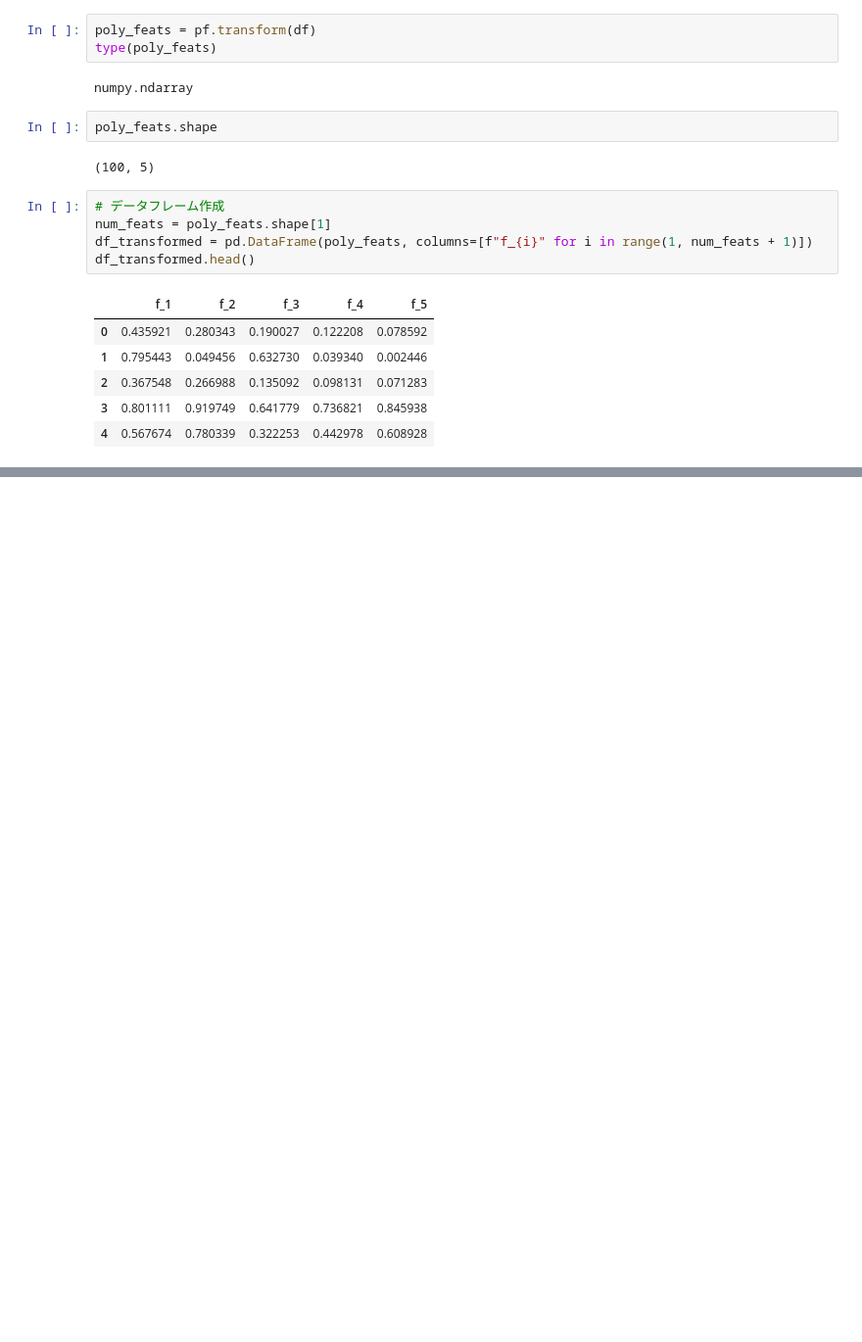
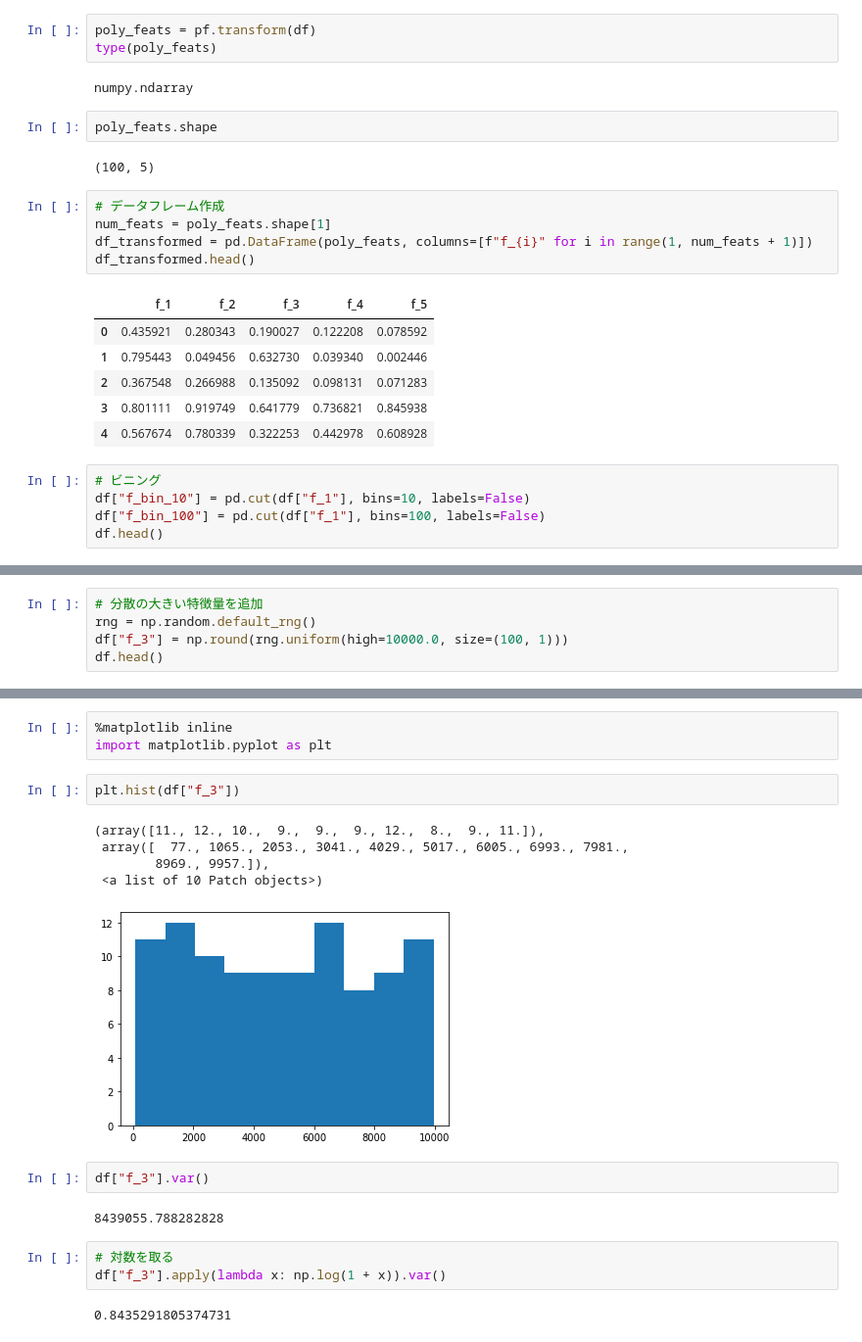
Before and after one commit to YasudaKaito/aaamlp_transcription, a Jupyter notebook: project/notebooks/chapter6.ipynb, the cells around one changed output, grey strips where cells are left out. Shown at 98% size. Saved outputs shown, nothing was run; the diff lists cells and outputs as text; blank space fills up the shorter version.

```diff
--- a/project/notebooks/chapter6.ipynb
+++ b/project/notebooks/chapter6.ipynb
@@ -156,3 +156,8 @@ df_transformed.head()
 | 2 | 0.367548 | 0.266988 | 0.135092 | 0.098131 | 0.071283 |
 | 3 | 0.801111 | 0.919749 | 0.641779 | 0.736821 | 0.845938 |
 | 4 | 0.567674 | 0.780339 | 0.322253 | 0.442978 | 0.608928 |
+# %%
+# ビニング
+df["f_bin_10"] = pd.cut(df["f_1"], bins=10, labels=False)
+df["f_bin_100"] = pd.cut(df["f_1"], bins=100, labels=False)
+df.head()
@@ -158,0 +171,5 @@ df_transformed.head()
+# %%
+# 分散の大きい特徴量を追加
+rng = np.random.default_rng()
+df["f_3"] = np.round(rng.uniform(high=10000.0, size=(100, 1)))
+df.head()
@@ -158,0 +183,20 @@ df_transformed.head()
+# %%
+%matplotlib inline
+import matplotlib.pyplot as plt
+# %%
+plt.hist(df["f_3"])
+# %% [output]
+(array([11., 12., 10.,  9.,  9.,  9., 12.,  8.,  9., 11.]),
+ array([  77., 1065., 2053., 3041., 4029., 5017., 6005., 6993., 7981.,
+        8969., 9957.]),
+ <a list of 10 Patch objects>)
+[figure, added]
+# %%
+df["f_3"].var()
+# %% [output]
+8439055.788282828
+# %%
+# 対数を取る
+df["f_3"].apply(lambda x: np.log(1 + x)).var()
+# %% [output]
+0.8435291805374731
```
Also changed, not shown: parts of 7 cells of this notebook.
